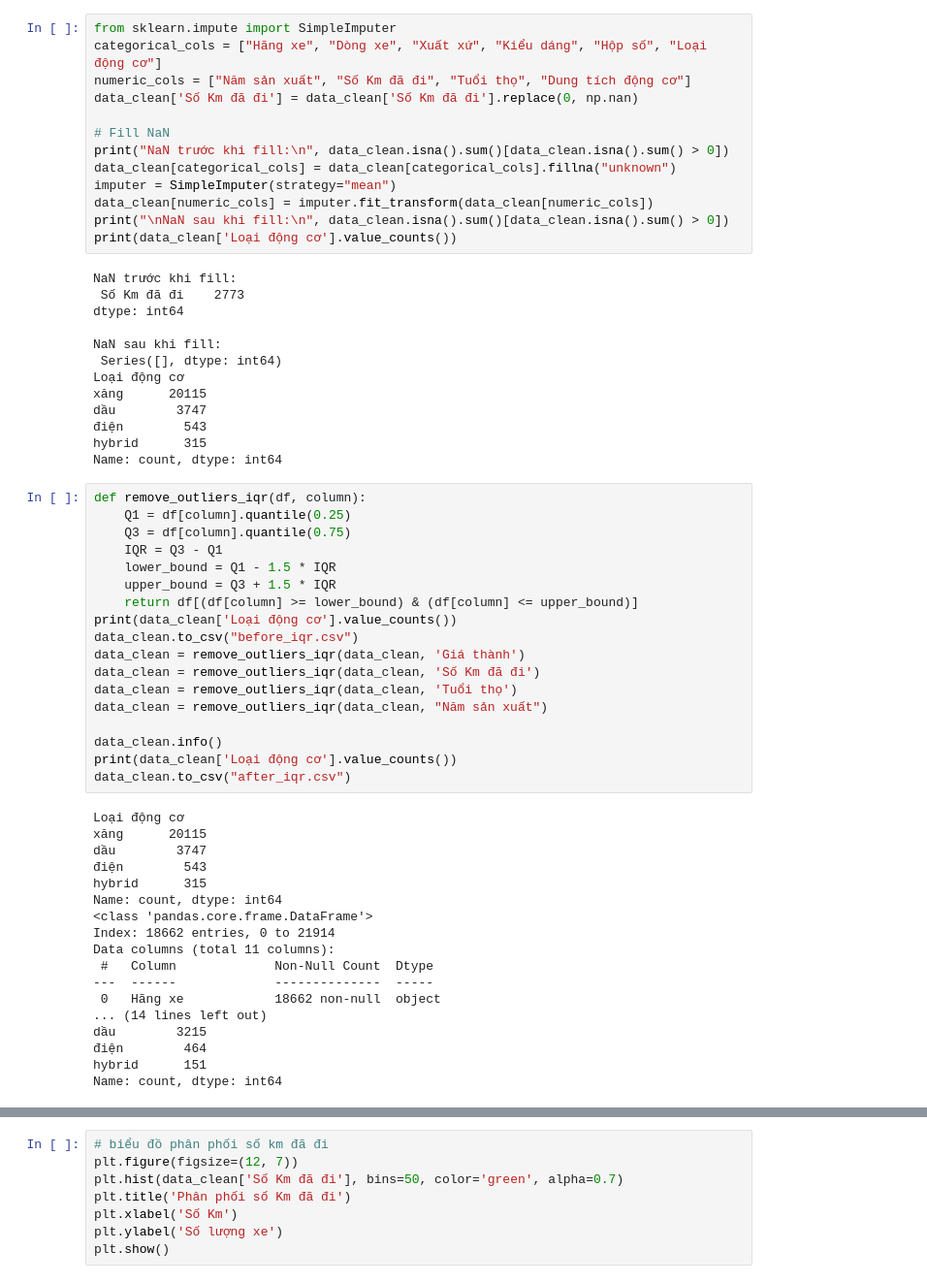
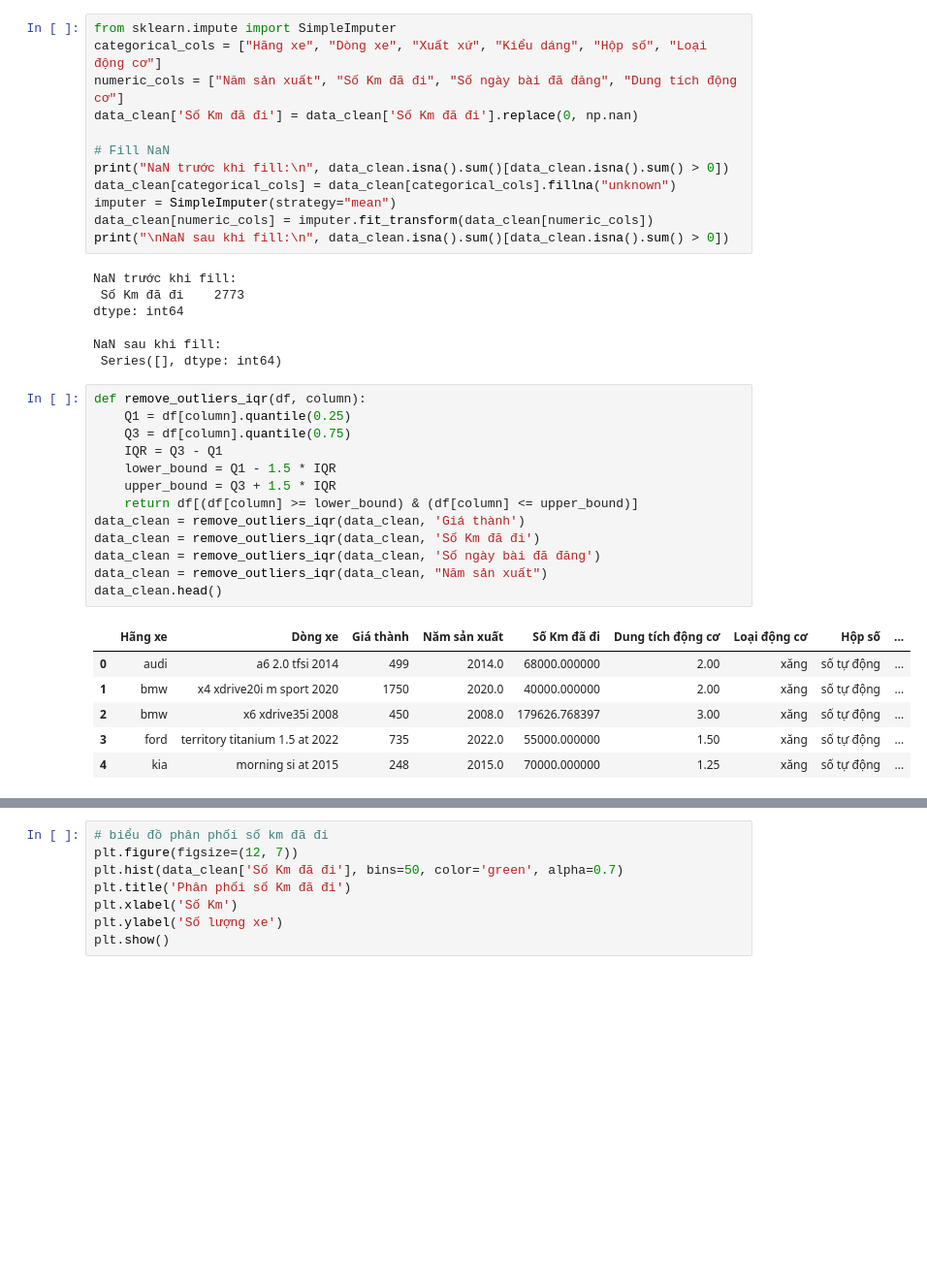
Before and after one commit to tvantoan/Data-Science-Group-10, a Jupyter notebook: BTL01 - bonbanh.com/index.ipynb, the cells around one changed output, grey strips where cells are left out. Shown at 97% size. Cells and saved outputs as stored; diff of their text form; blank space fills up the shorter version.

```diff
--- a/BTL01 - bonbanh.com/index.ipynb
+++ b/BTL01 - bonbanh.com/index.ipynb
@@ -174,7 +152,7 @@ object
 # %%
 from sklearn.impute import SimpleImputer
 categorical_cols = ["Hãng xe", "Dòng xe", "Xuất xứ", "Kiểu dáng", "Hộp số", "Loại động cơ"]
-numeric_cols = ["Năm sản xuất", "Số Km đã đi", "Tuổi thọ", "Dung tích động cơ"]
+numeric_cols = ["Năm sản xuất", "Số Km đã đi", "Số ngày bài đã đăng", "Dung tích động cơ"]
 data_clean['Số Km đã đi'] = data_clean['Số Km đã đi'].replace(0, np.nan)
 
 # Fill NaN
@@ -183,7 +161,6 @@ data_clean[categorical_cols] = data_clean[categorical_cols].fillna("unknown")
 imputer = SimpleImputer(strategy="mean")
 data_clean[numeric_cols] = imputer.fit_transform(data_clean[numeric_cols])
 print("\nNaN sau khi fill:\n", data_clean.isna().sum()[data_clean.isna().sum() > 0])
-print(data_clean['Loại động cơ'].value_counts())
 # %% [output]
 NaN trước khi fill:
  Số Km đã đi    2773
@@ -191,48 +168,26 @@ dtype: int64
 
 NaN sau khi fill:
  Series([], dtype: int64)
-Loại động cơ
-xăng      20115
-dầu        3747
-điện        543
-hybrid      315
-Name: count, dtype: int64
 # %%
 def remove_outliers_iqr(df, column):
     Q1 = df[column].quantile(0.25)
     Q3 = df[column].quantile(0.75)
     IQR = Q3 - Q1
     lower_bound = Q1 - 1.5 * IQR
     upper_bound = Q3 + 1.5 * IQR
     return df[(df[column] >= lower_bound) & (df[column] <= upper_bound)]
-print(data_clean['Loại động cơ'].value_counts())
-data_clean.to_csv("before_iqr.csv")
 data_clean = remove_outliers_iqr(data_clean, 'Giá thành')
 data_clean = remove_outliers_iqr(data_clean, 'Số Km đã đi')
-data_clean = remove_outliers_iqr(data_clean, 'Tuổi thọ')
+data_clean = remove_outliers_iqr(data_clean, 'Số ngày bài đã đăng')
 data_clean = remove_outliers_iqr(data_clean, "Năm sản xuất")
-
-data_clean.info()
-print(data_clean['Loại động cơ'].value_counts())
-data_clean.to_csv("after_iqr.csv")
+data_clean.head()
 # %% [output]
-Loại động cơ
-xăng      20115
-dầu        3747
-điện        543
-hybrid      315
-Name: count, dtype: int64
-<class 'pandas.core.frame.DataFrame'>
-Index: 18662 entries, 0 to 21914
-Data columns (total 11 columns):
- #   Column             Non-Null Count  Dtype
----  ------             --------------  -----
- 0   Hãng xe            18662 non-null  object
-... (14 lines left out)
-dầu        3215
-điện        464
-hybrid      151
-Name: count, dtype: int64
+|  | Hãng xe | Dòng xe | Giá thành | Năm sản xuất | Số Km đã đi | Dung tích động cơ | Loại động cơ | Hộp số | ... |
+| 0 | audi | a6 2.0 tfsi 2014 | 499 | 2014.0 | 68000.000000 | 2.00 | xăng | số tự động | ... |
+| 1 | bmw | x4 xdrive20i m sport 2020 | 1750 | 2020.0 | 40000.000000 | 2.00 | xăng | số tự động | ... |
+| 2 | bmw | x6 xdrive35i 2008 | 450 | 2008.0 | 179626.768397 | 3.00 | xăng | số tự động | ... |
+| 3 | ford | territory titanium 1.5 at 2022 | 735 | 2022.0 | 55000.000000 | 1.50 | xăng | số tự động | ... |
+| 4 | kia | morning si at 2015 | 248 | 2015.0 | 70000.000000 | 1.25 | xăng | số tự động | ... |
 # %%
 import numpy as np
 
```
Also changed, not shown: parts of 13 cells of this notebook, 4 other files.
